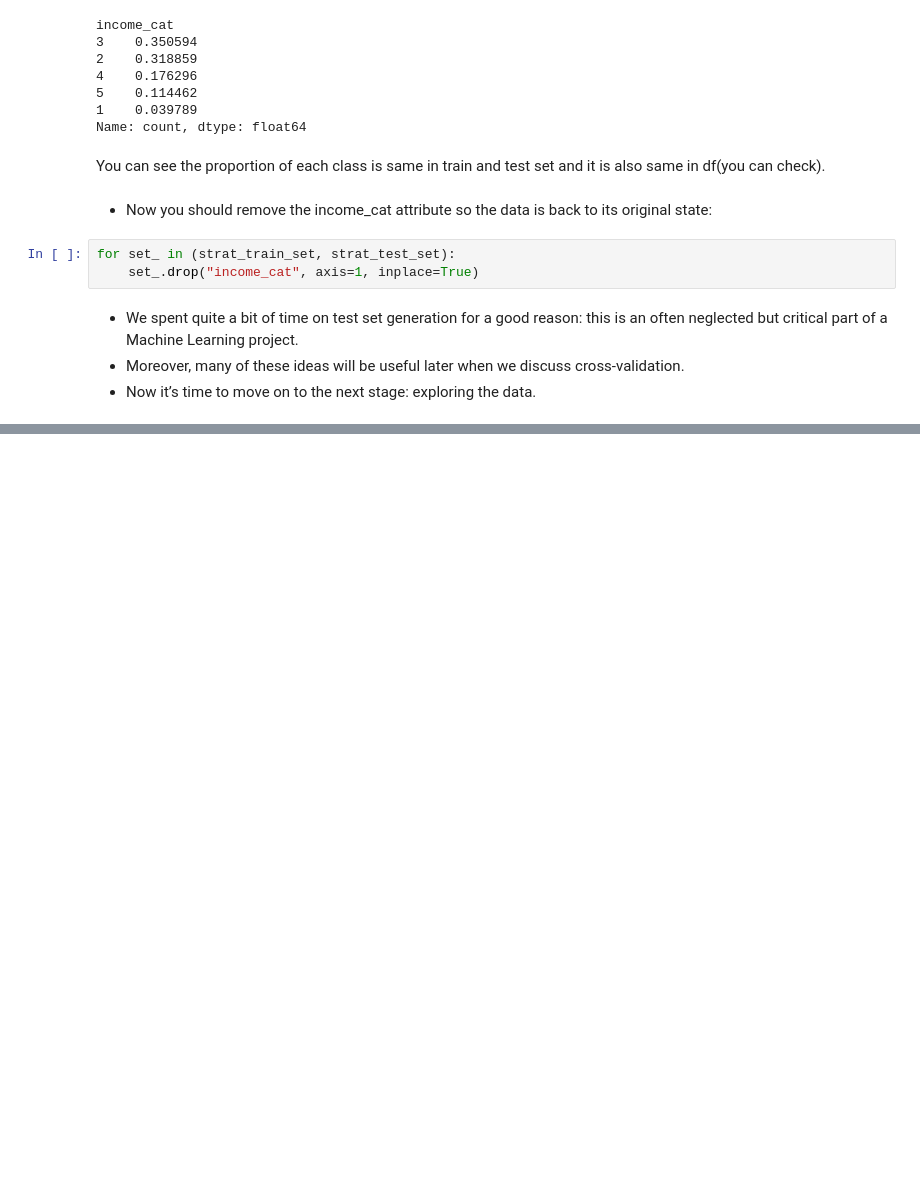
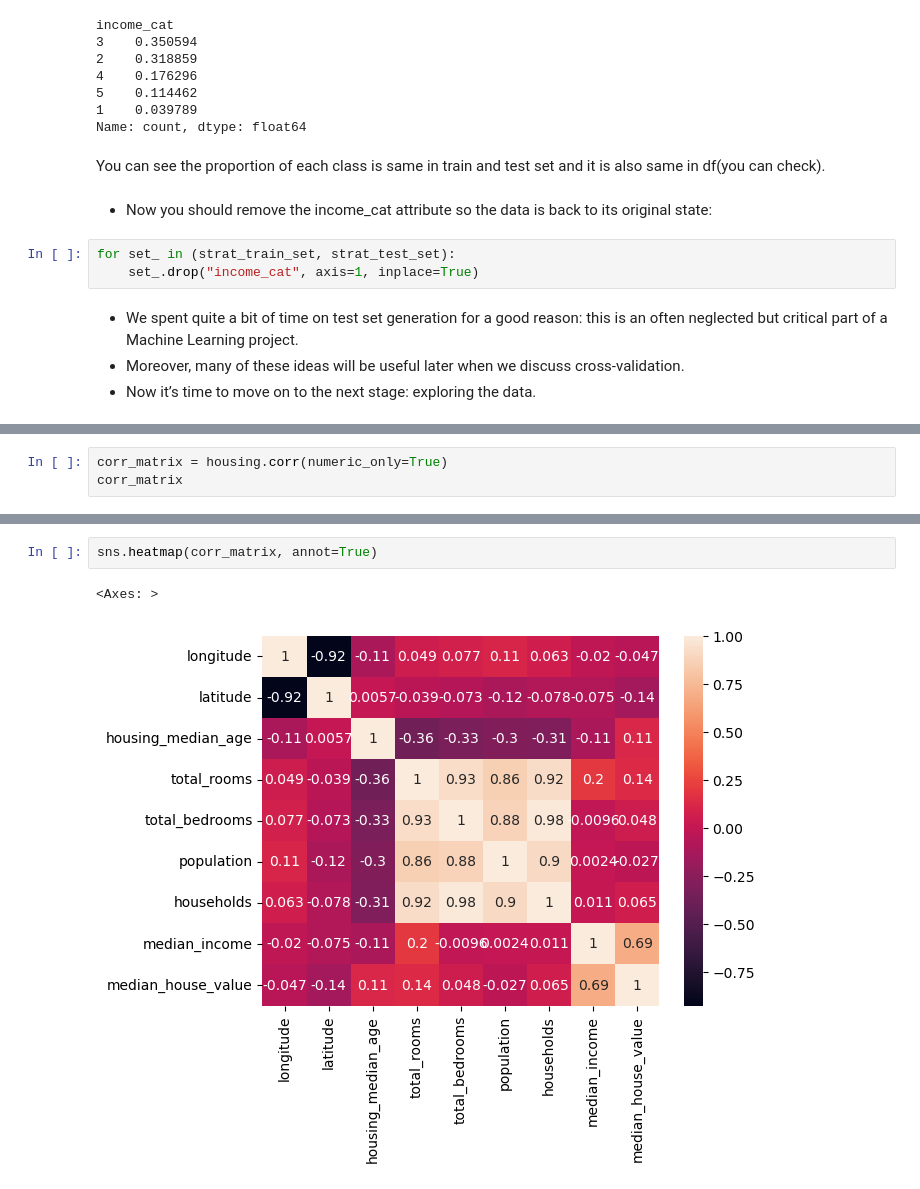
Before and after one commit to ranjansinghds/ml-projects, a Jupyter notebook: end_to_end_ml_project_all_steps.ipynb, the cells around one changed output, grey strips where cells are left out. Saved outputs shown, nothing was run; the diff lists cells and outputs as text; blank space fills up the shorter version.

```diff
--- a/end_to_end_ml_project_all_steps.ipynb
+++ b/end_to_end_ml_project_all_steps.ipynb
@@ -220,0 +253,3 @@ for set_ in (strat_train_set, strat_test_set):
+# %%
+corr_matrix = housing.corr(numeric_only=True)
+corr_matrix
@@ -220,0 +267,5 @@ for set_ in (strat_train_set, strat_test_set):
+# %%
+sns.heatmap(corr_matrix, annot=True)
+# %% [output]
+<Axes: >
+[figure, added]
```
Also changed, not shown: parts of 39 cells of this notebook.
